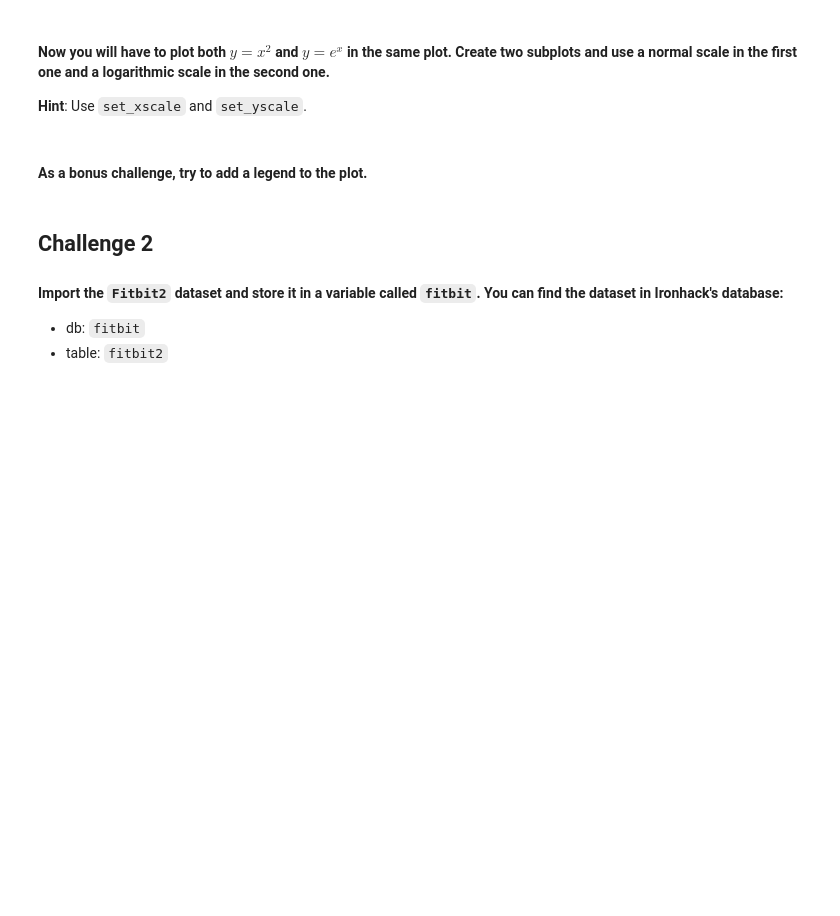
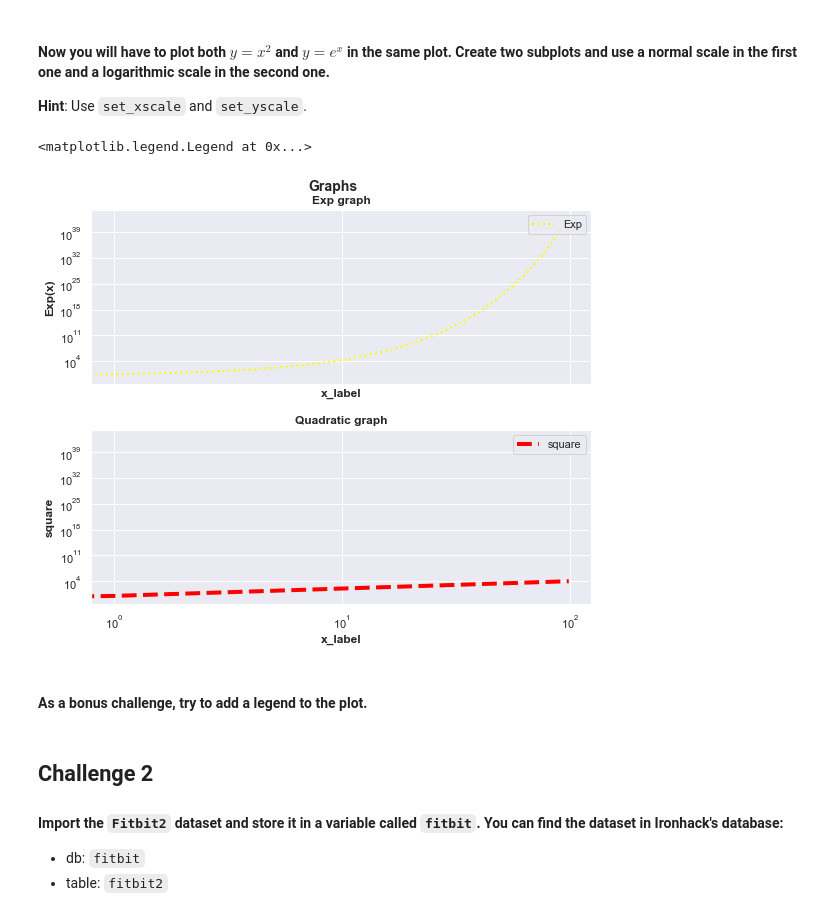
Before and after one commit to srosamont/806_Repo, a Jupyter notebook: Labs/module_2/Matplotlib-Seaborn/your-code/main.ipynb, the cells around one changed output. Drawn from its saved outputs; the diff is of its cells as text; code cells hidden in the pictures; blank space fills up the shorter version.

```diff
--- a/Labs/module_2/Matplotlib-Seaborn/your-code/main.ipynb
+++ b/Labs/module_2/Matplotlib-Seaborn/your-code/main.ipynb
@@ -73,2 +84,35 @@ If you want, try to add a title to the plot or even axes labels. You can also pl
+# %%
+x1 = np.arange(0,100)
+y=x**2
+z=np.exp(x)
+# %%
+
+fig, (ax1,ax2) = plt.subplots(2, sharex=True, sharey=True,figsize=(8.4, 6.8))
+fig. tight_layout(pad=3.0) # handle space between graphs
+fig.suptitle('Graphs', fontsize=14, fontweight='bold')
+
+ax1.plot(x, z,color='yellow',linewidth=2,linestyle='dotted')
+ax2.plot(x, y,color='red',linestyle='dashed',linewidth=4)
+
+ax1.set_xlabel('x_label')
+ax1.set_ylabel('Exp(x)')
+
+ax2.set_xlabel('x_label')
+ax2.set_ylabel('square')
+
+ax1.set_title('Exp graph')
+ax2.set_title('Quadratic graph')
+plt.rc("axes", labelweight= 'bold') # change axes labels to bold fontweight
+
+ax1.set_yscale('log')
+ax1.set_xscale('log')
+
+ax1.legend(['Exp'],loc="upper right")
+ax2.legend(['square'],loc="upper right")
+
+# t correct 2 gaphs on same canvas + log scale only on one graph
+# %% [output]
+<matplotlib.legend.Legend at 0x...>
+[figure, added]
 # %% [markdown]
 #### As a bonus challenge, try to add a legend to the plot.
```
Also changed, not shown: parts of 26 cells of this notebook.
